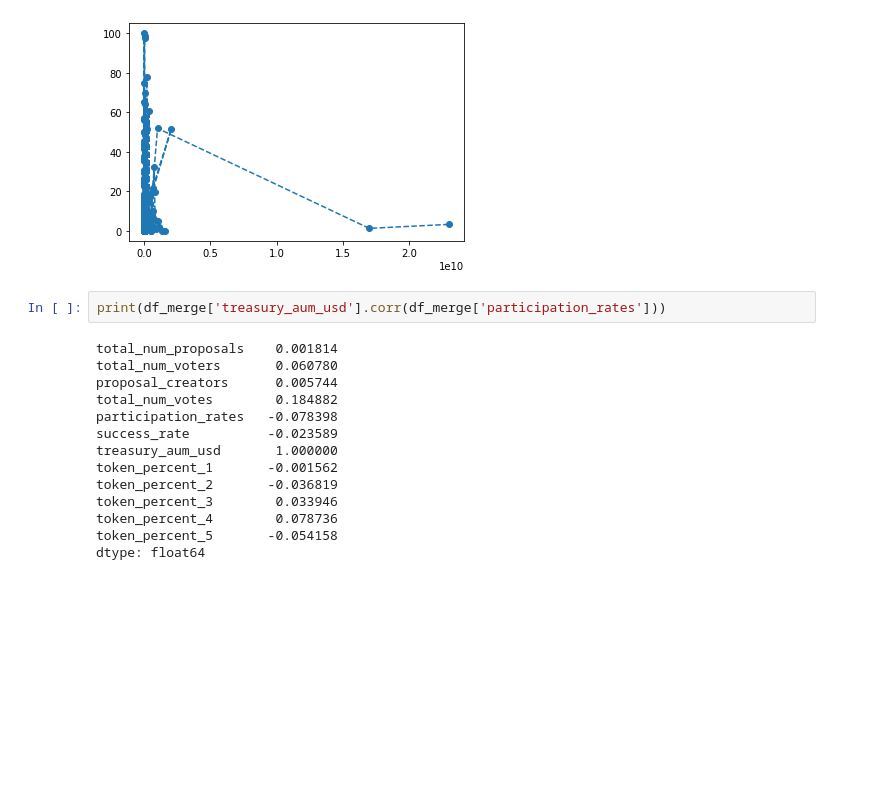
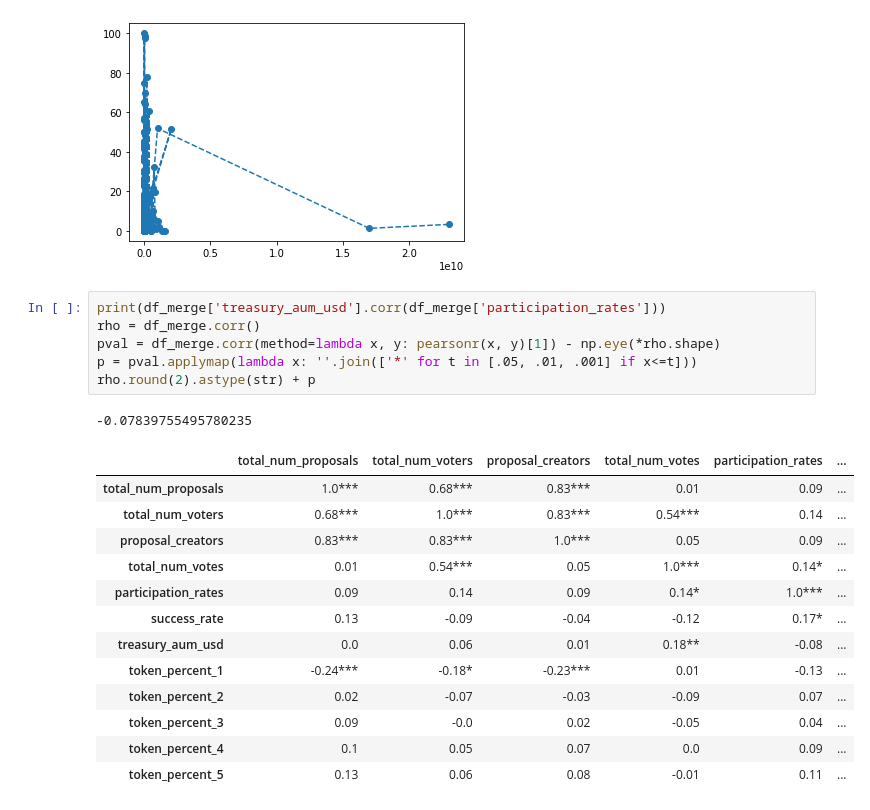
Before and after one commit to Leonard-Pat/Web-Scraper-Crypto-Research, a Jupyter notebook: analysis/main.ipynb, the cells around one changed output. Drawn from its saved outputs; the diff is of its cells as text; blank space fills up the shorter version.

```diff
--- a/analysis/main.ipynb
+++ b/analysis/main.ipynb
@@ -45,19 +47,24 @@ plt.plot(df_merge["treasury_aum_usd"], df_merge["participation_rates"], linestyl
 plt.show()
 # %% [output]
 [figure]
-# %%
-print(df_merge['treasury_aum_usd'].corr(df_merge['participation_rates']))
-# %% [output]
-total_num_proposals    0.001814
-total_num_voters       0.060780
-proposal_creators      0.005744
-total_num_votes        0.184882
-participation_rates   -0.078398
-success_rate          -0.023589
-treasury_aum_usd       1.000000
-token_percent_1       -0.001562
-token_percent_2       -0.036819
-token_percent_3        0.033946
-token_percent_4        0.078736
-token_percent_5       -0.054158
-dtype: float64
+# %%
+print(df_merge['treasury_aum_usd'].corr(df_merge['participation_rates']))
+rho = df_merge.corr()
+pval = df_merge.corr(method=lambda x, y: pearsonr(x, y)[1]) - np.eye(*rho.shape)
+p = pval.applymap(lambda x: ''.join(['*' for t in [.05, .01, .001] if x<=t]))
+rho.round(2).astype(str) + p
+# %% [output]
+-0.07839755495780235
+|  | total_num_proposals | total_num_voters | proposal_creators | total_num_votes | participation_rates | ... |
+| total_num_proposals | 1.0*** | 0.68*** | 0.83*** | 0.01 | 0.09 | ... |
+| total_num_voters | 0.68*** | 1.0*** | 0.83*** | 0.54*** | 0.14 | ... |
+| proposal_creators | 0.83*** | 0.83*** | 1.0*** | 0.05 | 0.09 | ... |
+| total_num_votes | 0.01 | 0.54*** | 0.05 | 1.0*** | 0.14* | ... |
+| participation_rates | 0.09 | 0.14 | 0.09 | 0.14* | 1.0*** | ... |
+| success_rate | 0.13 | -0.09 | -0.04 | -0.12 | 0.17* | ... |
+| treasury_aum_usd | 0.0 | 0.06 | 0.01 | 0.18** | -0.08 | ... |
+| token_percent_1 | -0.24*** | -0.18* | -0.23*** | 0.01 | -0.13 | ... |
+| token_percent_2 | 0.02 | -0.07 | -0.03 | -0.09 | 0.07 | ... |
+| token_percent_3 | 0.09 | -0.0 | 0.02 | -0.05 | 0.04 | ... |
+| token_percent_4 | 0.1 | 0.05 | 0.07 | 0.0 | 0.09 | ... |
+| token_percent_5 | 0.13 | 0.06 | 0.08 | -0.01 | 0.11 | ... |
```
Also changed, not shown: parts of 1 cell of this notebook, 1 other file.
